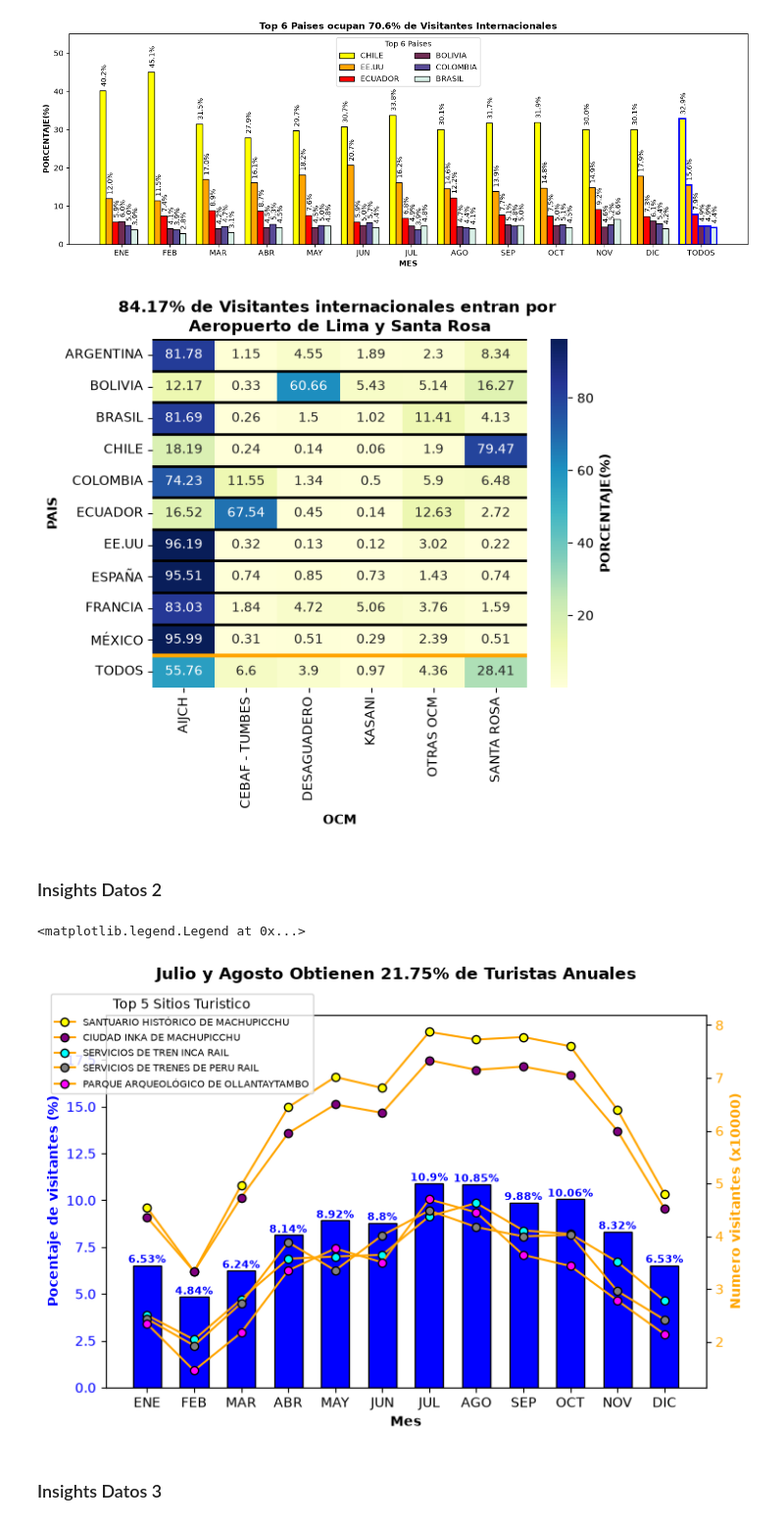
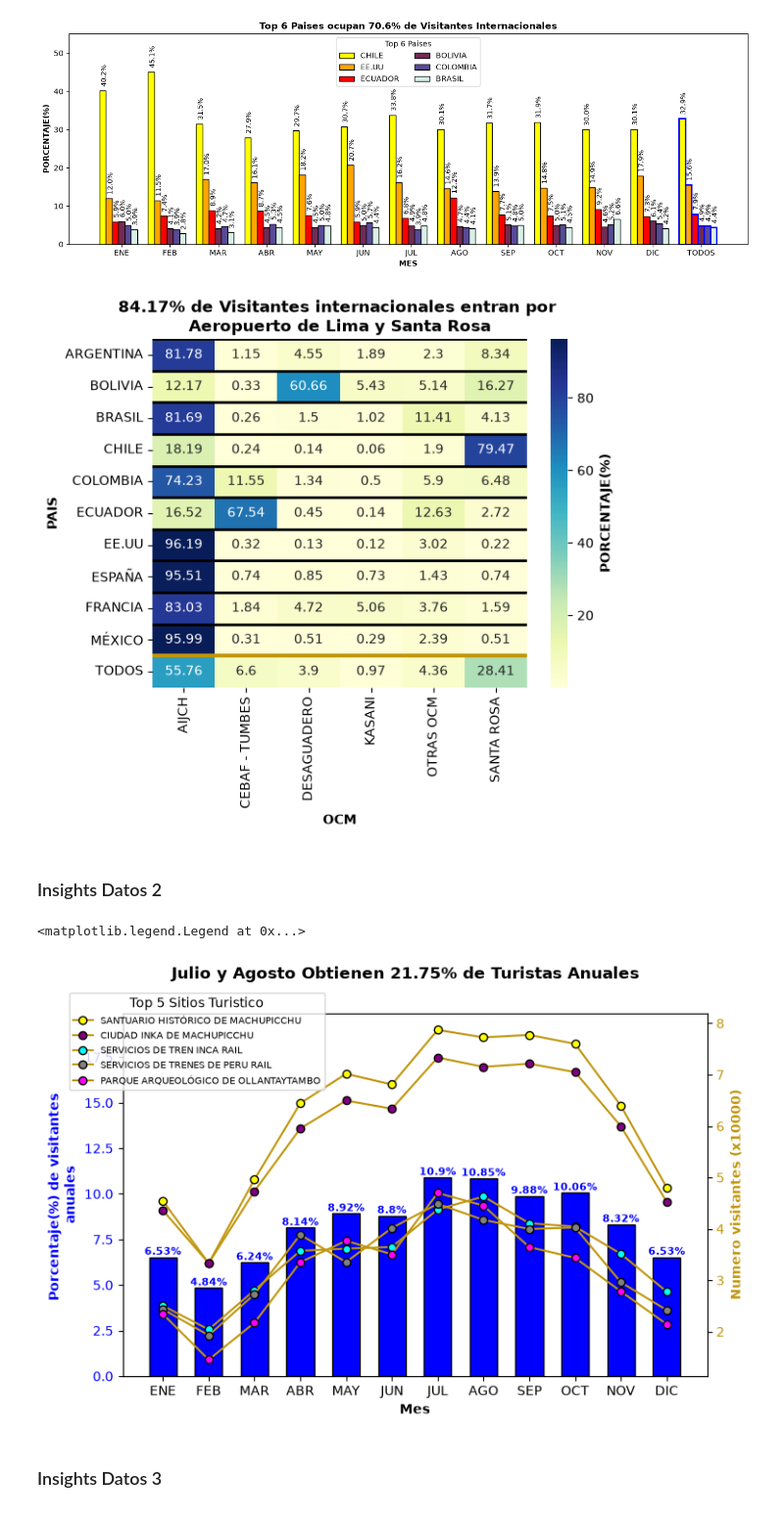
Before and after one commit to jp21bp/DS_Proyectos, a Jupyter notebook: 3_SegmentacionClientes/eda_final.ipynb, the cells around one changed output. Shown at 98% size. Cells and saved outputs as stored; diff of their text form; code cells hidden in the pictures.

```diff
--- a/3_SegmentacionClientes/eda_final.ipynb
+++ b/3_SegmentacionClientes/eda_final.ipynb
@@ -404,7 +404,7 @@ n_rows = df_pont['PAIS'].unique().shape[0]
 for y in range(n_rows):
     ax.axhline(y, color='black', lw=2)  # Adjust color and thickness
     if y == (n_rows-1):
-        ax.axhline(y, color='orange', lw=3)
+        ax.axhline(y, color="#c0960cff", lw=3)
 
 #### COnfiguraciones de heatmap
 ax.set_title('84.17% de Visitantes internacionales entran por \nAeropuerto de Lima y Santa Rosa', fontweight='bold')
@@ -412,7 +412,7 @@ ax.set_ylabel('PAIS', fontweight='bold')
 ax.set_xlabel('OCM', fontweight='bold')
 ax.collections[0].colorbar.set_label('PORCENTAJE(%)', fontweight='bold')
 # %% [output]
-[figure, old version]
+[figure, new version]
 # %% [markdown]
 ### Insights Datos 2
 # %%
@@ -512,38 +512,38 @@ for i in range(len(top_X_sitios)):
     ax2.plot(
         x,
         df_msn[df_msn['SITIO_TURISTICO']==top_X_sitios[i]]['NUMERO_VISITANTES']/exp,
         label = top_X_sitios[i],
         # color = colores[i],
-        color = "orange",
+        color = "#c0960cff",
         marker='o',
         # markerfacecolor="#9f09da",
         markerfacecolor = colores[i],
         markeredgecolor='black'
     )
 
 
 #### Configuracion finales
 ### Bargraph
 ax1.set_ylim(0, max(df_mn['PORCENTAJE'])+ 9)
-ax1.set_ylabel('Pocentaje de visitantes (%)', color="blue", fontweight='bold')
+ax1.set_ylabel('Porcentaje(%) de visitantes \nanuales', color="blue", fontweight='bold')
 ax1.tick_params(axis='y', labelcolor='blue')
 ax1.set_xlabel('Mes', fontweight='bold')
 ## Line graph
-ax2.set_ylabel(f'Numero visitantes (x{exp})', color='orange', fontweight='bold')
-ax2.tick_params(axis='y', labelcolor='orange')
+ax2.set_ylabel(f'Numero visitantes (x{exp})', color="#c0960cff", fontweight='bold')
+ax2.tick_params(axis='y', labelcolor="#c0960cff")
 ## General
 fig.suptitle('Julio y Agosto Obtienen 21.75% de Turistas Anuales', fontweight='bold')
 ax1.set_xticks(x)
 ax1.set_xticklabels(meses_nom)
 ax2.legend(
     bbox_to_anchor =(-0.1, 1.07),
     fontsize=7.5,
     title=f'Top {top_X} Sitios Turistico',
     loc='upper left'
 )
 # %% [output]
 <matplotlib.legend.Legend at 0x...>
-[figure, old version]
+[figure, new version]
 # %% [markdown]
 ### Insights Datos 3
 # %%
```
Also changed, not shown: 5 other files.
